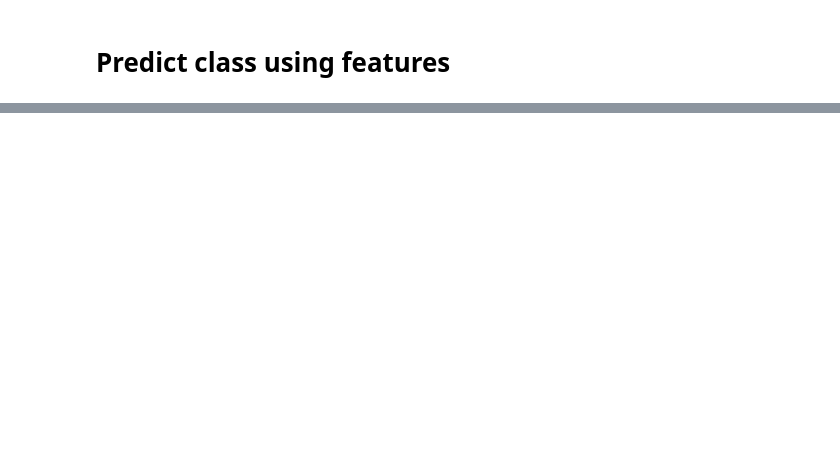
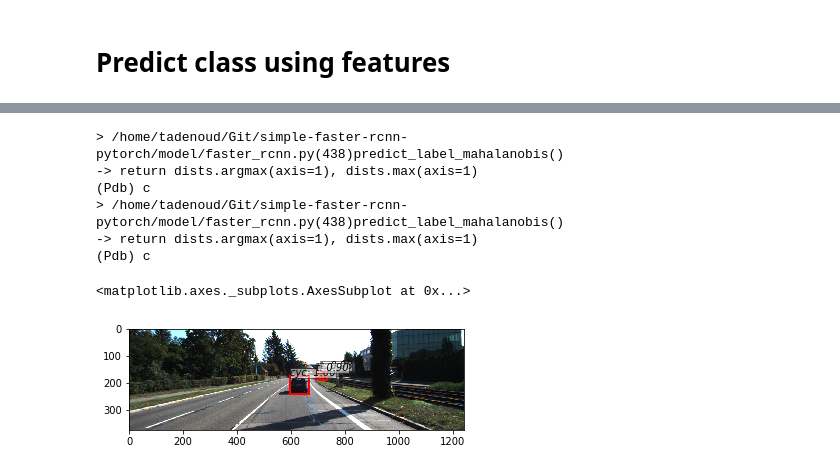
Before and after one commit to BalahariVignesh/simple-faster-rcnn-pytorch, a Jupyter notebook: mahalanobis.ipynb, the cells around one changed output, grey strips where cells are left out. Saved outputs shown, nothing was run; the diff lists cells and outputs as text; code cells hidden in the pictures; blank space fills up the shorter version.

```diff
--- a/mahalanobis.ipynb
+++ b/mahalanobis.ipynb
@@ -266,0 +303,15 @@ print(mahal_result)
+# %%
+_bboxes, _labels, _scores = trainer.faster_rcnn.predict_mahalanobis(imgs,visualize=True)
+vis_bbox(at.tonumpy(imgs[0]),
+         at.tonumpy(_bboxes[0]),
+         at.tonumpy(_labels[0]).reshape(-1),
+         at.tonumpy(_scores[0]).reshape(-1))
+# %% [output]
+> /home/tadenoud/Git/simple-faster-rcnn-pytorch/model/faster_rcnn.py(438)predict_label_mahalanobis()
+-> return dists.argmax(axis=1), dists.max(axis=1)
+(Pdb) c
+> /home/tadenoud/Git/simple-faster-rcnn-pytorch/model/faster_rcnn.py(438)predict_label_mahalanobis()
+-> return dists.argmax(axis=1), dists.max(axis=1)
+(Pdb) c
+<matplotlib.axes._subplots.AxesSubplot at 0x...>
+[figure, added]
```
Also changed, not shown: parts of 19 cells of this notebook, 7 other files.
